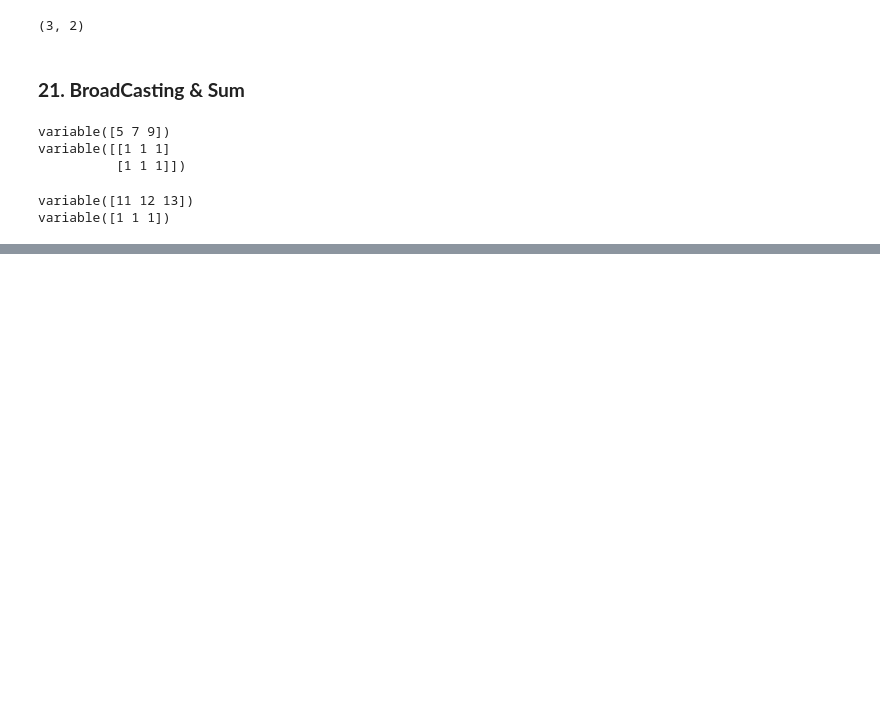
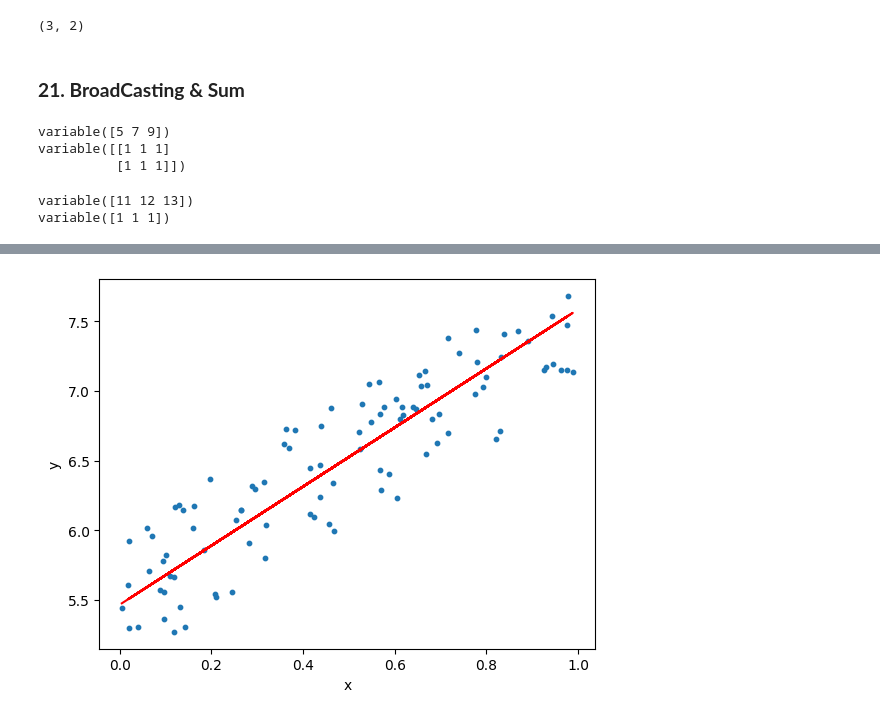
Before and after one commit to KangHoML/DeZero, a Jupyter notebook: progress.ipynb, the cells around one changed output, grey strips where cells are left out. Cells and saved outputs as stored; diff of their text form; code cells hidden in the pictures; blank space fills up the shorter version.

```diff
--- a/progress.ipynb
+++ b/progress.ipynb
@@ -537,0 +602,18 @@ variable([1 1 1])
+# %%
+lr = 0.1
+iters = 100
+
+for _ in range(iters):
+    y_pred = predict(x)
+    loss = F.mean_squared_error(y, y_pred)
+
+    W.cleargrad()
+    b.cleargrad()
+    loss.backward()
+
+    W.data -= lr * W.grad.data
+    b.data -= lr * b.grad.data
+
+plot_graph(x, y, y_pred)
+# %% [output]
+[figure, added]
```
Also changed, not shown: parts of 6 cells of this notebook, 2 other files.
